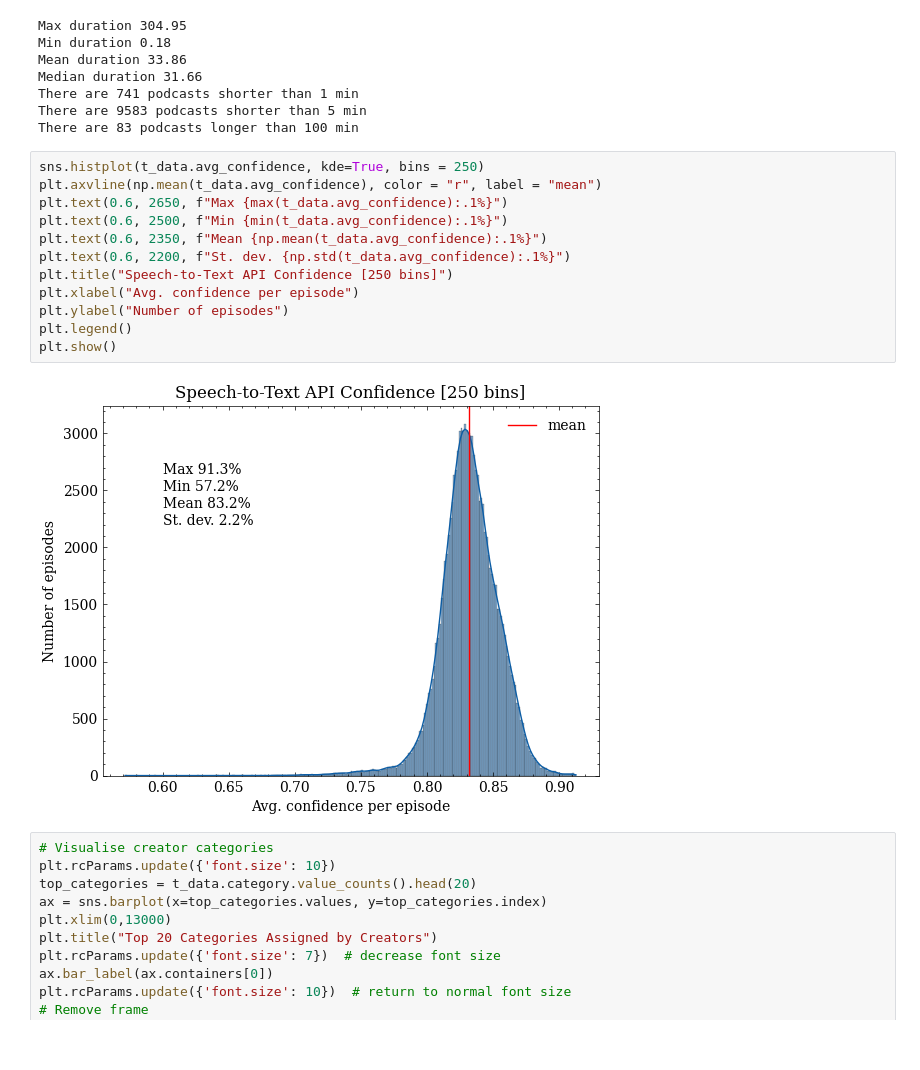
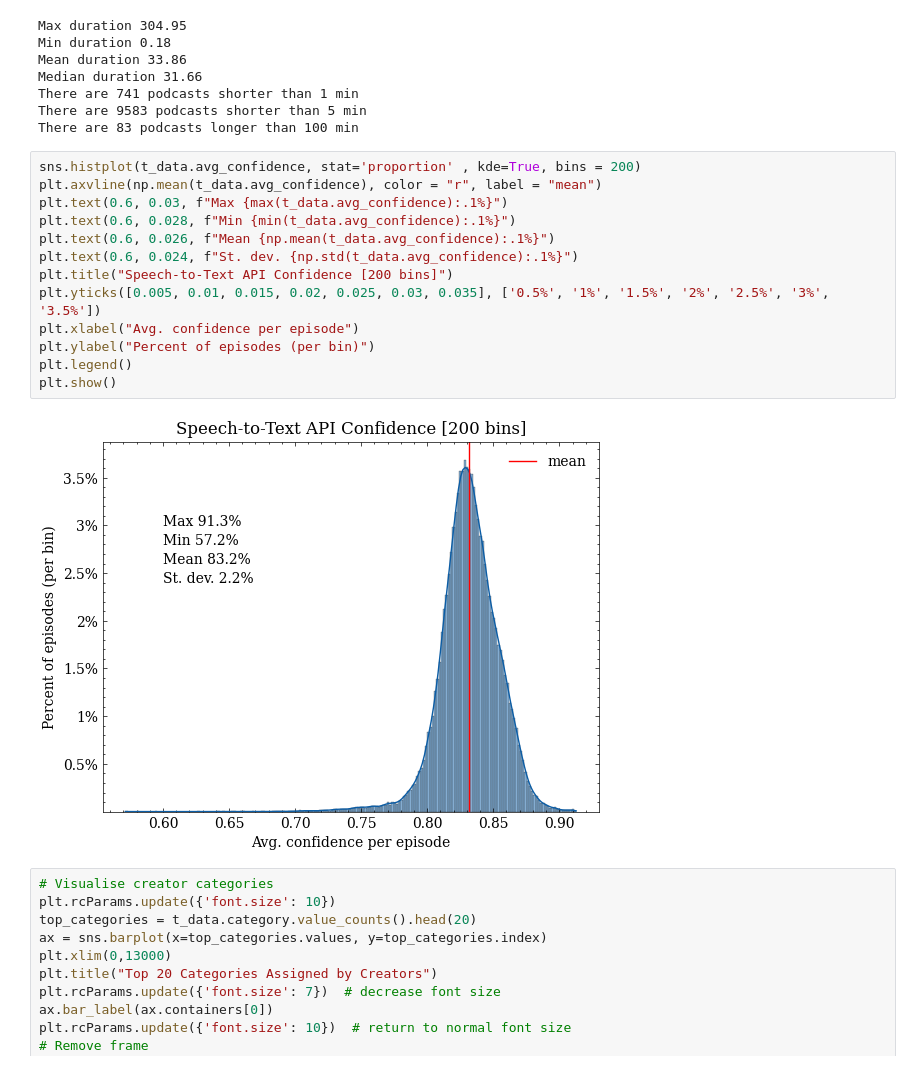
Before and after one commit to OskarMunck/Thesis, a Jupyter notebook: 1.EDA.ipynb, the cells around one changed output. Saved outputs shown, nothing was run; the diff lists cells and outputs as text.

```diff
--- a/1.EDA.ipynb
+++ b/1.EDA.ipynb
@@ -204,19 +204,20 @@ There are 741 podcasts shorter than 1 min
 There are 9583 podcasts shorter than 5 min
 There are 83 podcasts longer than 100 min
 # %%
-sns.histplot(t_data.avg_confidence, kde=True, bins = 250)
+sns.histplot(t_data.avg_confidence, stat='proportion' , kde=True, bins = 200)
 plt.axvline(np.mean(t_data.avg_confidence), color = "r", label = "mean")
-plt.text(0.6, 2650, f"Max {max(t_data.avg_confidence):.1%}")
-plt.text(0.6, 2500, f"Min {min(t_data.avg_confidence):.1%}")
-plt.text(0.6, 2350, f"Mean {np.mean(t_data.avg_confidence):.1%}")
-plt.text(0.6, 2200, f"St. dev. {np.std(t_data.avg_confidence):.1%}")
-plt.title("Speech-to-Text API Confidence [250 bins]")
+plt.text(0.6, 0.03, f"Max {max(t_data.avg_confidence):.1%}")
+plt.text(0.6, 0.028, f"Min {min(t_data.avg_confidence):.1%}")
+plt.text(0.6, 0.026, f"Mean {np.mean(t_data.avg_confidence):.1%}")
+plt.text(0.6, 0.024, f"St. dev. {np.std(t_data.avg_confidence):.1%}")
+plt.title("Speech-to-Text API Confidence [200 bins]")
+plt.yticks([0.005, 0.01, 0.015, 0.02, 0.025, 0.03, 0.035], ['0.5%', '1%', '1.5%', '2%', '2.5%', '3%', '3.5%'])
 plt.xlabel("Avg. confidence per episode")
-plt.ylabel("Number of episodes")
+plt.ylabel("Percent of episodes (per bin)")
 plt.legend()
 plt.show()
 # %% [output]
-[figure, old version]
+[figure, new version]
 # %%
 # Visualise creator categories
 plt.rcParams.update({'font.size': 10})
```
Also changed, not shown: parts of 2 cells of this notebook, 2 other files.
